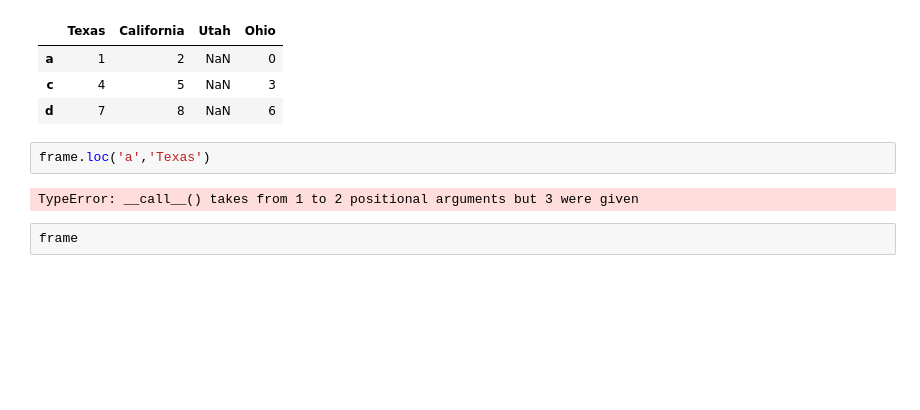
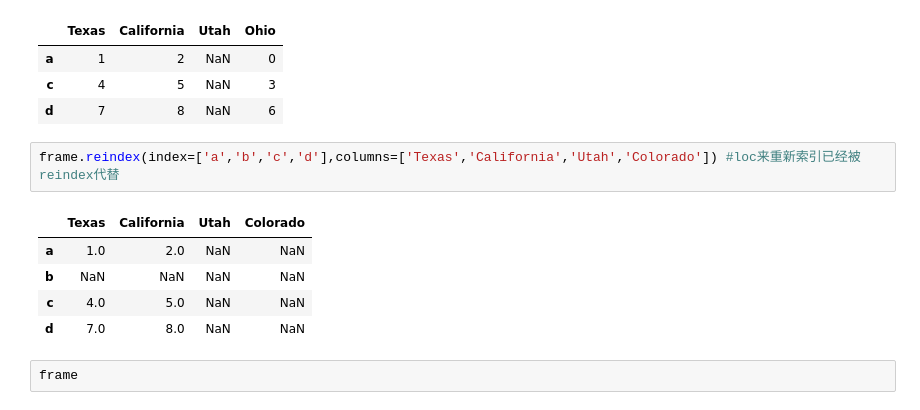
Before and after one commit to huiyanglu/Course_projects, a Jupyter notebook: Python_for_Data_Analysis/LearnPandas.ipynb, the cells around one changed output. Cells and saved outputs as stored; diff of their text form; blank space fills up the shorter version.

```diff
--- a/Python_for_Data_Analysis/LearnPandas.ipynb
+++ b/Python_for_Data_Analysis/LearnPandas.ipynb
@@ -258,10 +258,14 @@ frame.reindex(columns=['Texas','California','Utah','Ohio'])
 | a | 1 | 2 | NaN | 0 |
 | c | 4 | 5 | NaN | 3 |
 | d | 7 | 8 | NaN | 6 |
-# %%
-frame.loc('a','Texas')
-# %% [output]
-TypeError: __call__() takes from 1 to 2 positional arguments but 3 were given
+# %%
+frame.reindex(index=['a','b','c','d'],columns=['Texas','California','Utah','Colorado']) #loc来重新索引已经被reindex代替
+# %% [output]
+|  | Texas | California | Utah | Colorado |
+| a | 1.0 | 2.0 | NaN | NaN |
+| b | NaN | NaN | NaN | NaN |
+| c | 4.0 | 5.0 | NaN | NaN |
+| d | 7.0 | 8.0 | NaN | NaN |
 # %%
 frame
 # %% [output]
```
Also changed, not shown: parts of 13 cells of this notebook.
